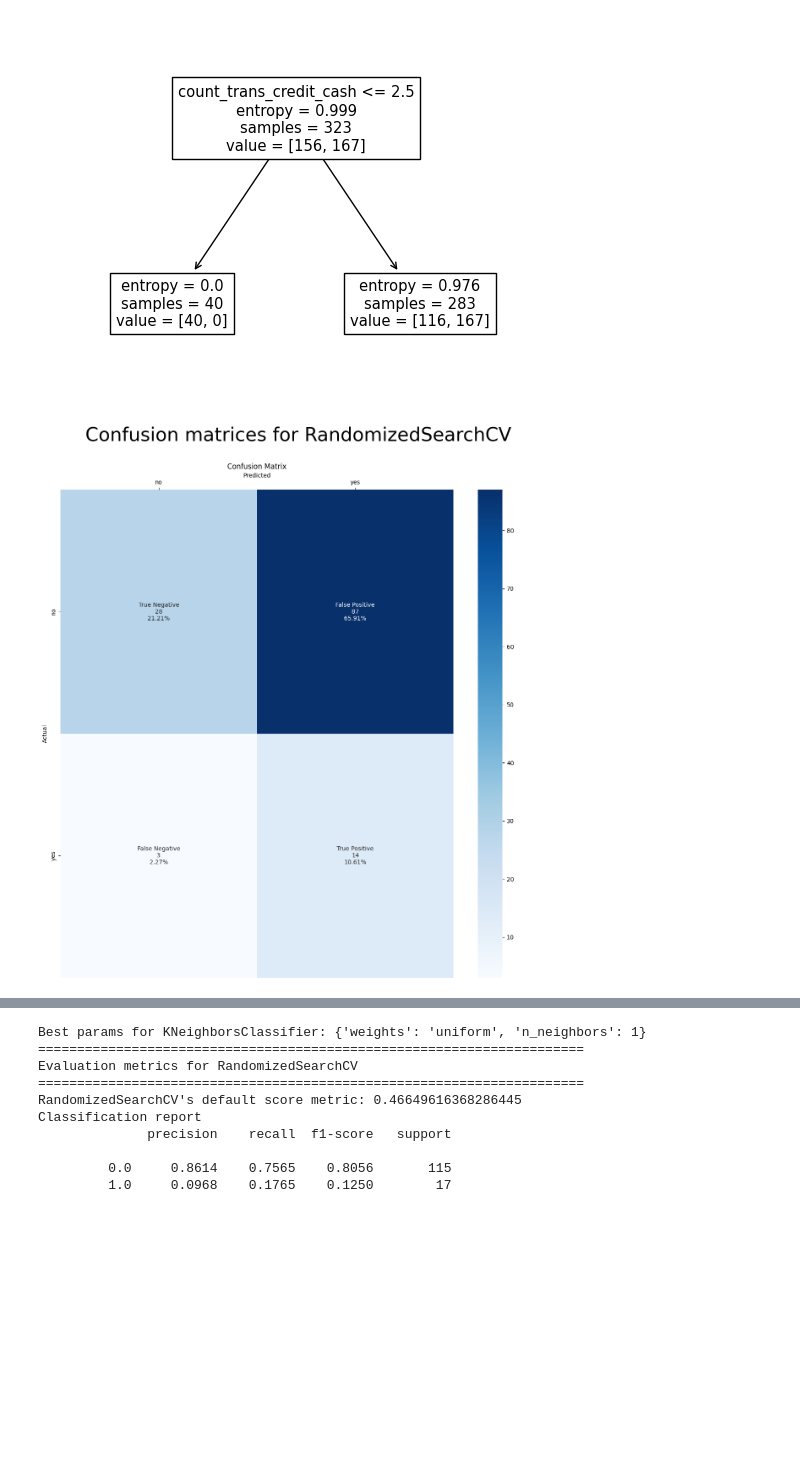
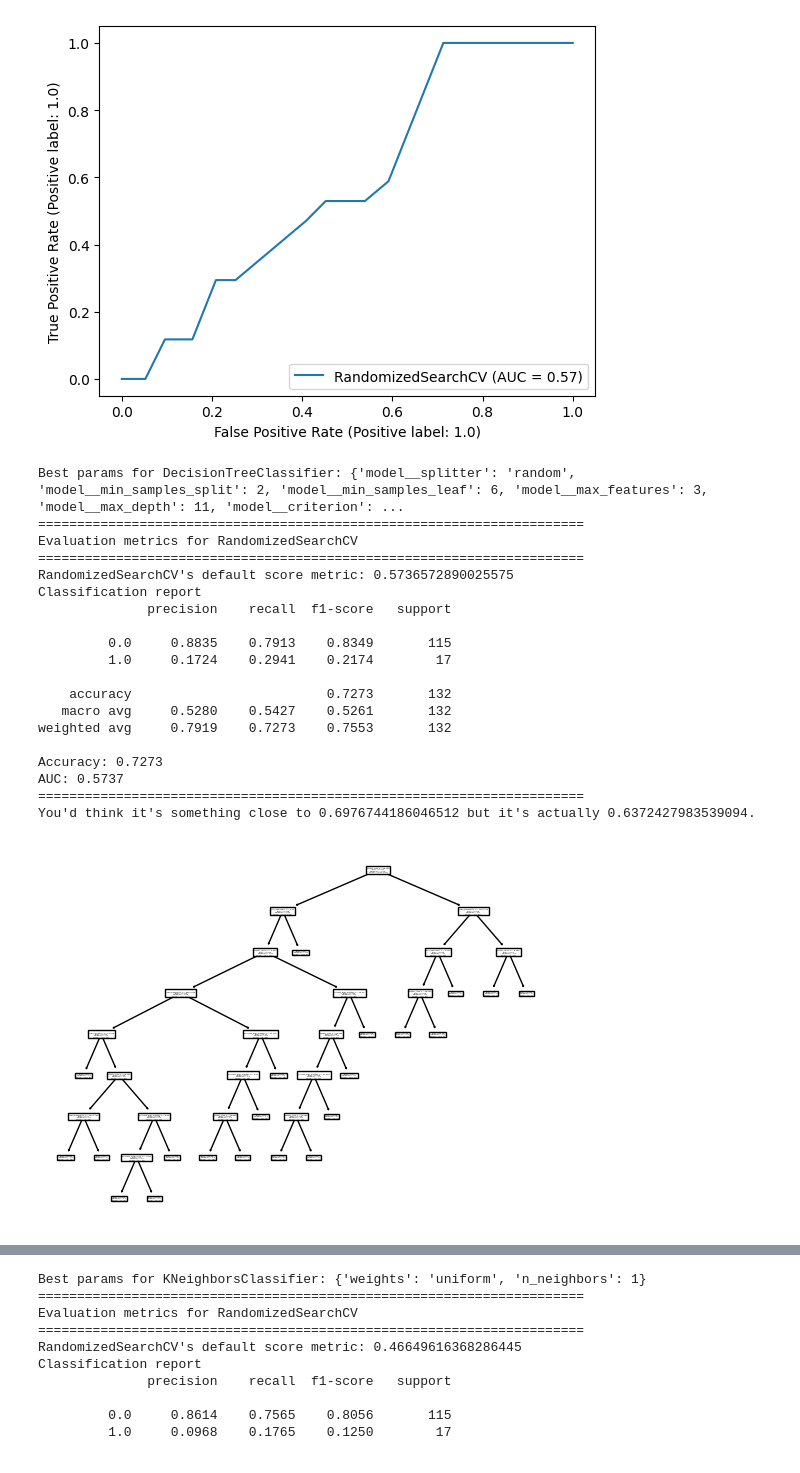
Before and after one commit to biromiro/feup-ac, a Jupyter notebook: src/main_model.ipynb, the cells around one changed output, grey strips where cells are left out. Cells and saved outputs as stored; diff of their text form; code cells hidden in the pictures; blank space fills up the shorter version.

Commit message:
Fix main model definition

```diff
--- a/src/main_model.ipynb
+++ b/src/main_model.ipynb
@@ -468,13 +478,13 @@ def use_model(model, params, scoring='roc_auc', n_iter=None, sample_weight=None,
 dt = use_model(
     DecisionTreeClassifier(random_state=42),
     {
-        "criterion": ['gini', 'entropy'],
-        'splitter': ['best', 'random'],
-        "max_depth": range(1, 15),
-        'max_features': range(1, len(input_cols)),
-        "min_samples_split": range(2,15),
-        "min_samples_leaf": range(1,7)
+        "model__criterion": ['gini', 'entropy'],
+        'model__splitter': ['best', 'random'],
+        "model__max_depth": range(1, 15),
+        'model__max_features': range(1, len(input_cols)),
+        "model__min_samples_split": range(2,15),
+        "model__min_samples_leaf": range(1,7)
     },
-    n_iter=10,
+    n_iter=50,
 )
 # %% [output]
@@ -502,2 +493,21 @@ You'd think it's something close to 0.40755813953488373 but it's actually 0.5172
-[figure, old version]
+[figure, new version]
+Best params for DecisionTreeClassifier: {'model__splitter': 'random', 'model__min_samples_split': 2, 'model__min_samples_leaf': 6, 'model__max_features': 3, 'model__max_depth': 11, 'model__criterion': ...
+======================================================================
+Evaluation metrics for RandomizedSearchCV
+======================================================================
+RandomizedSearchCV's default score metric: 0.5736572890025575
+Classification report
+              precision    recall  f1-score   support
+
+         0.0     0.8835    0.7913    0.8349       115
+         1.0     0.1724    0.2941    0.2174        17
+
+    accuracy                         0.7273       132
+   macro avg     0.5280    0.5427    0.5261       132
+weighted avg     0.7919    0.7273    0.7553       132
+
+Accuracy: 0.7273
+AUC: 0.5737
+======================================================================
+You'd think it's something close to 0.6976744186046512 but it's actually 0.6372427983539094.
-[figure, old version]
+[figure, new version]
```
Also changed, not shown: parts of 10 cells of this notebook, 11 other files.
